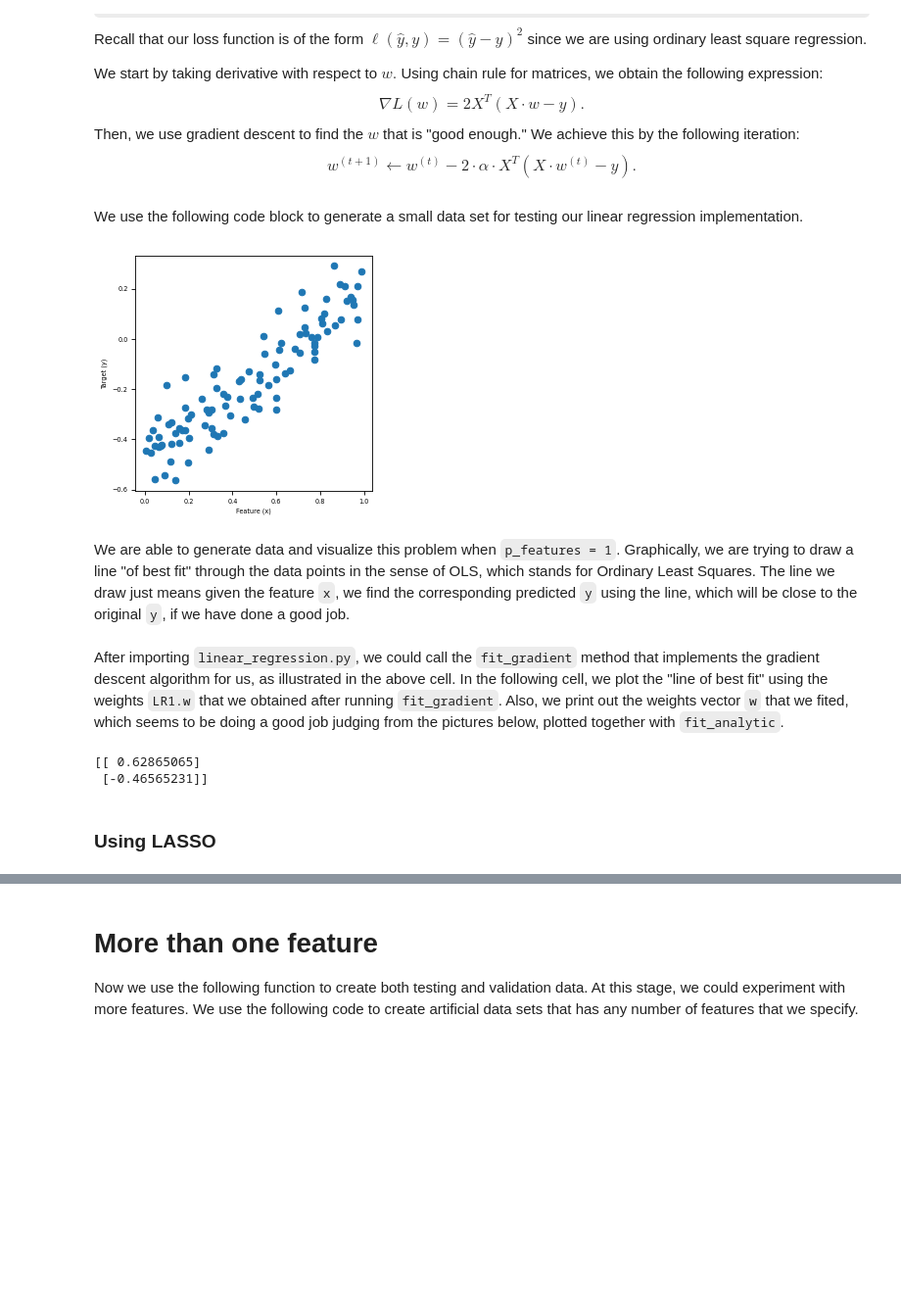
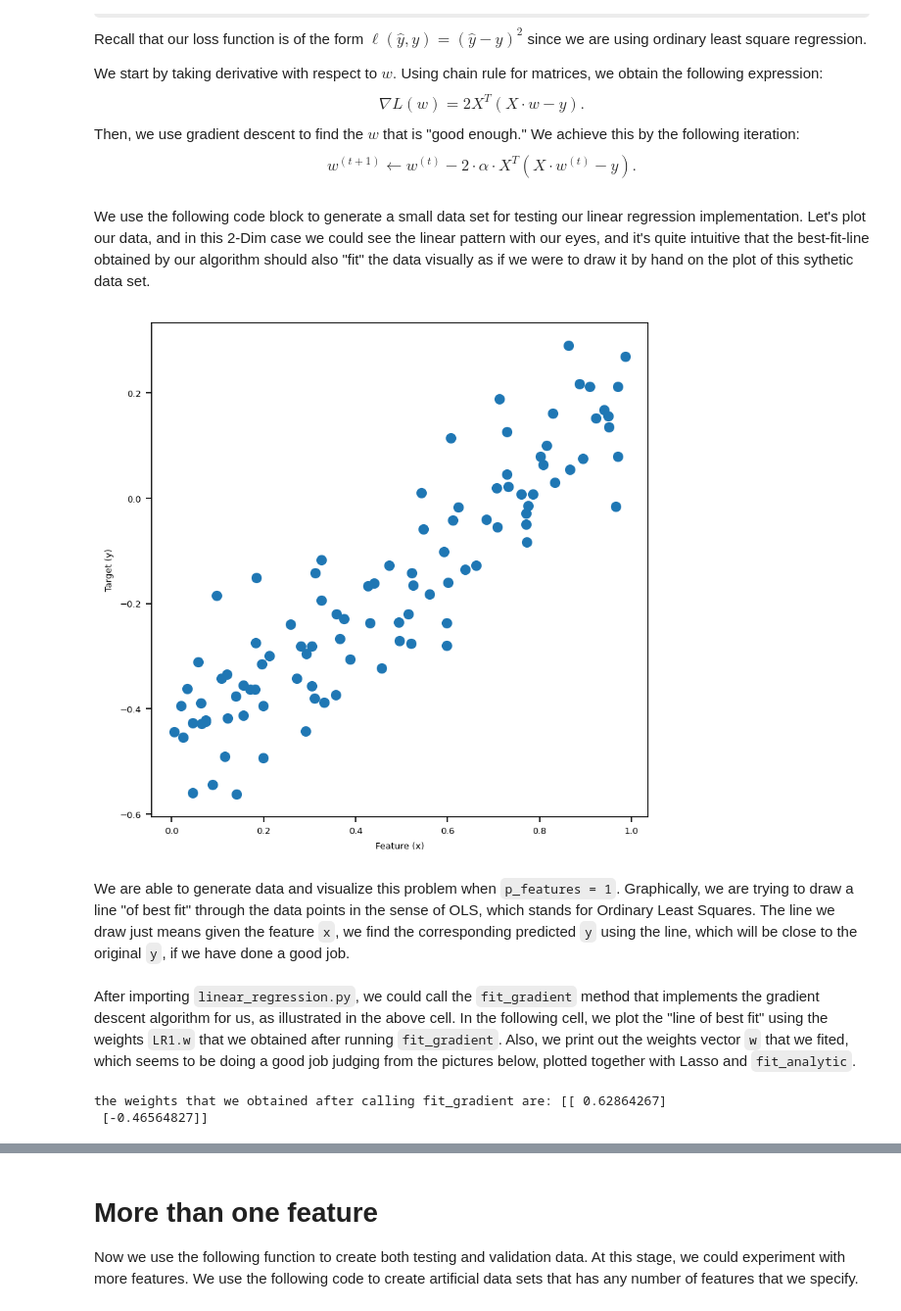
Before and after one commit to Xianzhiwang1/CS0451-page-site, a Jupyter notebook: posts/my-blog-post-04-linear-regress/index.ipynb, the cells around one changed output, grey strips where cells are left out. Shown: that part at 98% size. Drawn from its saved outputs; the diff is of its cells as text; code cells hidden in the pictures; some formulas as TeX source; blank space fills up the shorter version.

```diff
--- a/posts/my-blog-post-04-linear-regress/index.ipynb
+++ b/posts/my-blog-post-04-linear-regress/index.ipynb
@@ -34,8 +44,8 @@ import numpy as np
 np.random.seed(42)
 from matplotlib import pyplot as plt
 import matplotlib
-plt.rcParams["figure.figsize"] = (6,2)
-plt.rcParams['figure.dpi'] = 78
+plt.rcParams["figure.figsize"] = (18,6)
+plt.rcParams['figure.dpi'] = 156
 plt.rcParams['savefig.dpi'] = 156
 from linear_regression import LinearRegression
 # %%
@@ -54,32 +64,30 @@ We start by taking derivative with respect to $w.$ Using chain rule for matrices
 $$ \nabla L(w) = 2 X^{T}(X\cdot w -y).$$
 Then, we use gradient descent to find the $w$ that is "good enough." We achieve this by the following iteration:
 $$ w^{(t+1)} \leftarrow w^{(t)} - 2 \cdot \alpha \cdot X^{T} (X \cdot w^{(t)} - y).$$
-# %% [markdown]
-We use the following code block to generate a small data set for testing our linear regression implementation.
+# %% [markdown]
+We use the following code block to generate a small data set for testing our linear regression implementation. Let's plot our data, and in this 2-Dim case we could see the linear pattern with our eyes, and it's quite intuitive that the best-fit-line obtained by our algorithm should also "fit" the data visually as if we were to draw it by hand on the plot of this sythetic data set.
 # %%
 # We start by generate a small data set.
 w0 = -0.5
 w1 =  0.7
 n = 100
 x = np.random.rand(n, 1)
 y = w1*x + w0 + 0.1*np.random.randn(n, 1)
 
-plt.figure(figsize=(4,4))
+plt.figure(figsize=(6,6))
 plt.scatter(x, y)
 labels = plt.gca().set(xlabel = "Feature (x)", ylabel = "Target (y)")
 # %% [output]
-[figure, old version]
+[figure, new version]
 # %% [markdown]
 We are able to generate data and visualize this problem when `p_features = 1`. Graphically, we are trying to draw a line "of best fit" through the data points in the sense of OLS, which stands for Ordinary Least Squares. The line we draw just means given the feature `x`, we find the corresponding predicted `y` using the line, which will be close to the original `y`, if we have done a good job.
 # %% [markdown]
-After importing `linear_regression.py`, we could call the `fit_gradient` method that implements the gradient descent algorithm for us, as illustrated in the above cell. In the following cell, we plot the "line of best fit" using the weights `LR1.w` that we obtained after running `fit_gradient`. Also, we print out the weights vector `w` that we fited, which seems to be doing a good job judging from the pictures below, plotted together with `fit_analytic`.
+After importing `linear_regression.py`, we could call the `fit_gradient` method that implements the gradient descent algorithm for us, as illustrated in the above cell. In the following cell, we plot the "line of best fit" using the weights `LR1.w` that we obtained after running `fit_gradient`. Also, we print out the weights vector `w` that we fited, which seems to be doing a good job judging from the pictures below, plotted together with Lasso and `fit_analytic`.
 # %%
 LR1 = LinearRegression()
 X_ = LR1.pad(x)
 LR1.fit_gradient(X_, y, alpha=0.0001, max_epochs=1e4)
-print(LR1.w)
+print(f"the weights that we obtained after calling fit_gradient are: {LR1.w}")
 # %% [output]
-[[ 0.62865065]
- [-0.46565231]]
+the weights that we obtained after calling fit_gradient are: [[ 0.62864267]
+ [-0.46564827]]
-# %% [markdown]
-### Using LASSO
```
Also changed, not shown: parts of 22 cells of this notebook, 13 other files.
